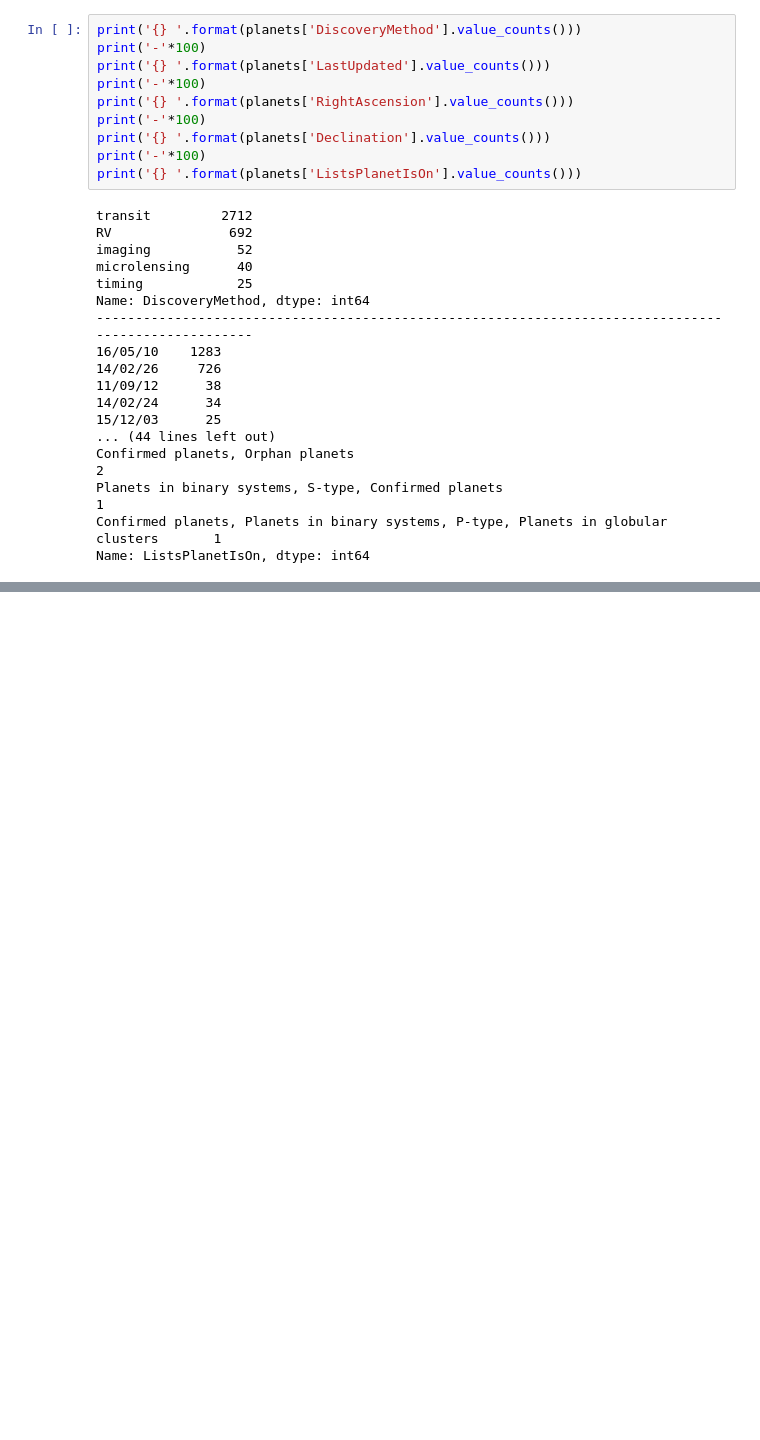
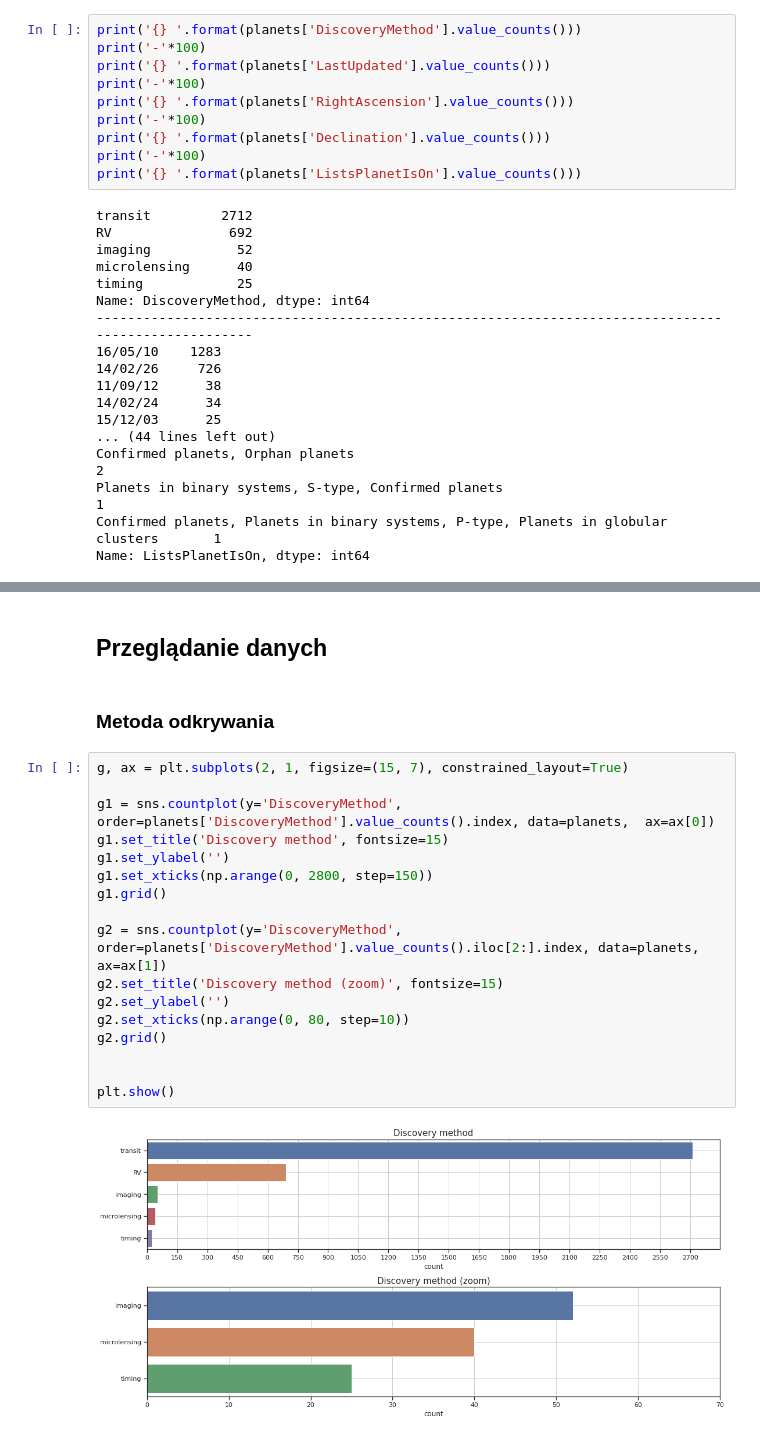
Before and after one commit to ArminD93/OpenExoplanetCatalogue, a Jupyter notebook: OpenExoplanetCatalogue.ipynb, the cells around one changed output, grey strips where cells are left out. Saved outputs shown, nothing was run; the diff lists cells and outputs as text; blank space fills up the shorter version.

Commit message:
Wstępne przeglądanie danych

```diff
--- a/OpenExoplanetCatalogue.ipynb
+++ b/OpenExoplanetCatalogue.ipynb
@@ -97,0 +180,23 @@ memory usage: 1.3 MB
+# %% [markdown]
+## <a name='3'></a> Przeglądanie danych
+# %% [markdown]
+### <a name='4'></a> Metoda odkrywania
+# %%
+g, ax = plt.subplots(2, 1, figsize=(15, 7), constrained_layout=True)
+
+g1 = sns.countplot(y='DiscoveryMethod', order=planets['DiscoveryMethod'].value_counts().index, data=planets,  ax=ax[0])
+g1.set_title('Discovery method', fontsize=15)
+g1.set_ylabel('')
+g1.set_xticks(np.arange(0, 2800, step=150))
+g1.grid()
+
+g2 = sns.countplot(y='DiscoveryMethod', order=planets['DiscoveryMethod'].value_counts().iloc[2:].index, data=planets,  ax=ax[1])
+g2.set_title('Discovery method (zoom)', fontsize=15)
+g2.set_ylabel('')
+g2.set_xticks(np.arange(0, 80, step=10))
+g2.grid()
+
+
+plt.show()
+# %% [output]
+[figure, added]
```
Also changed, not shown: parts of 20 cells of this notebook.
